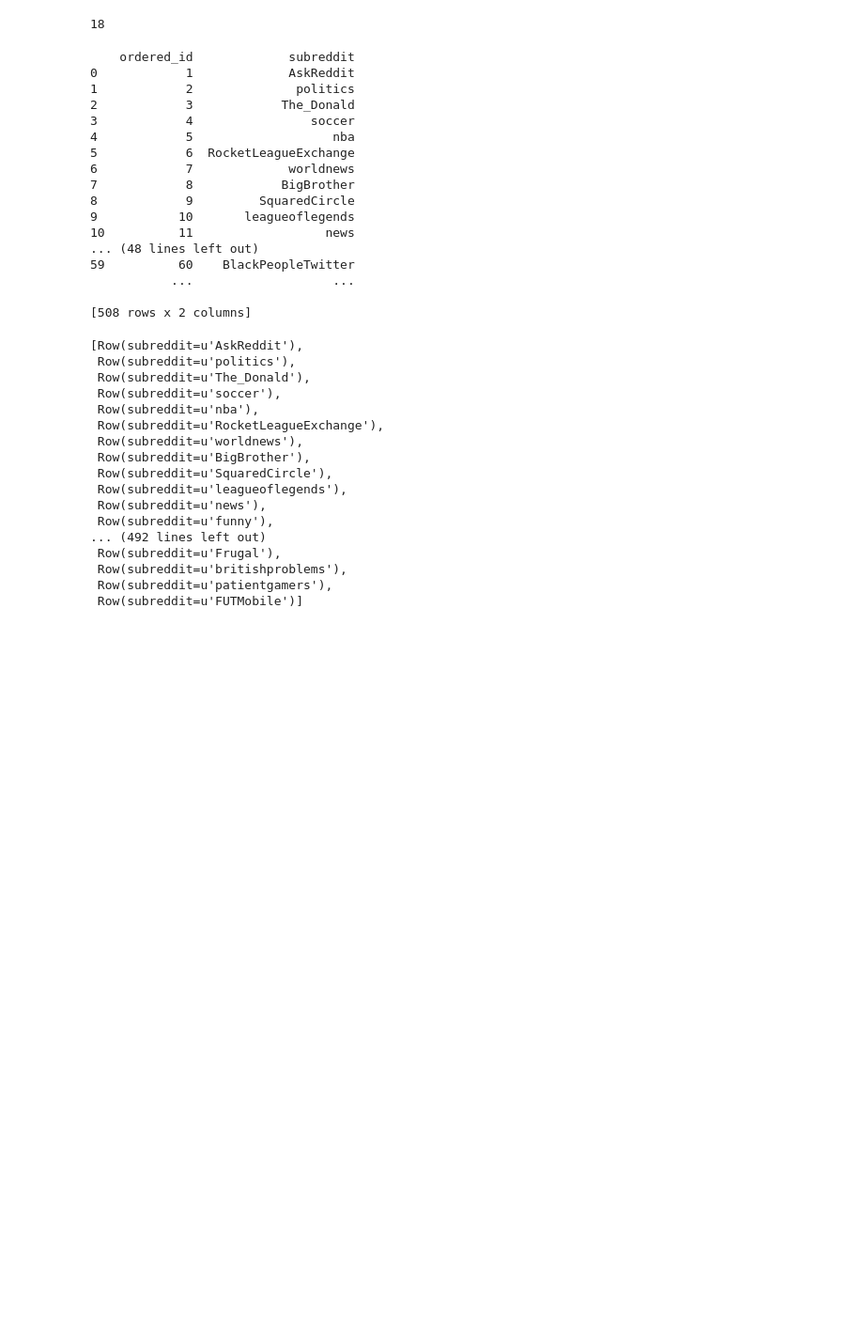
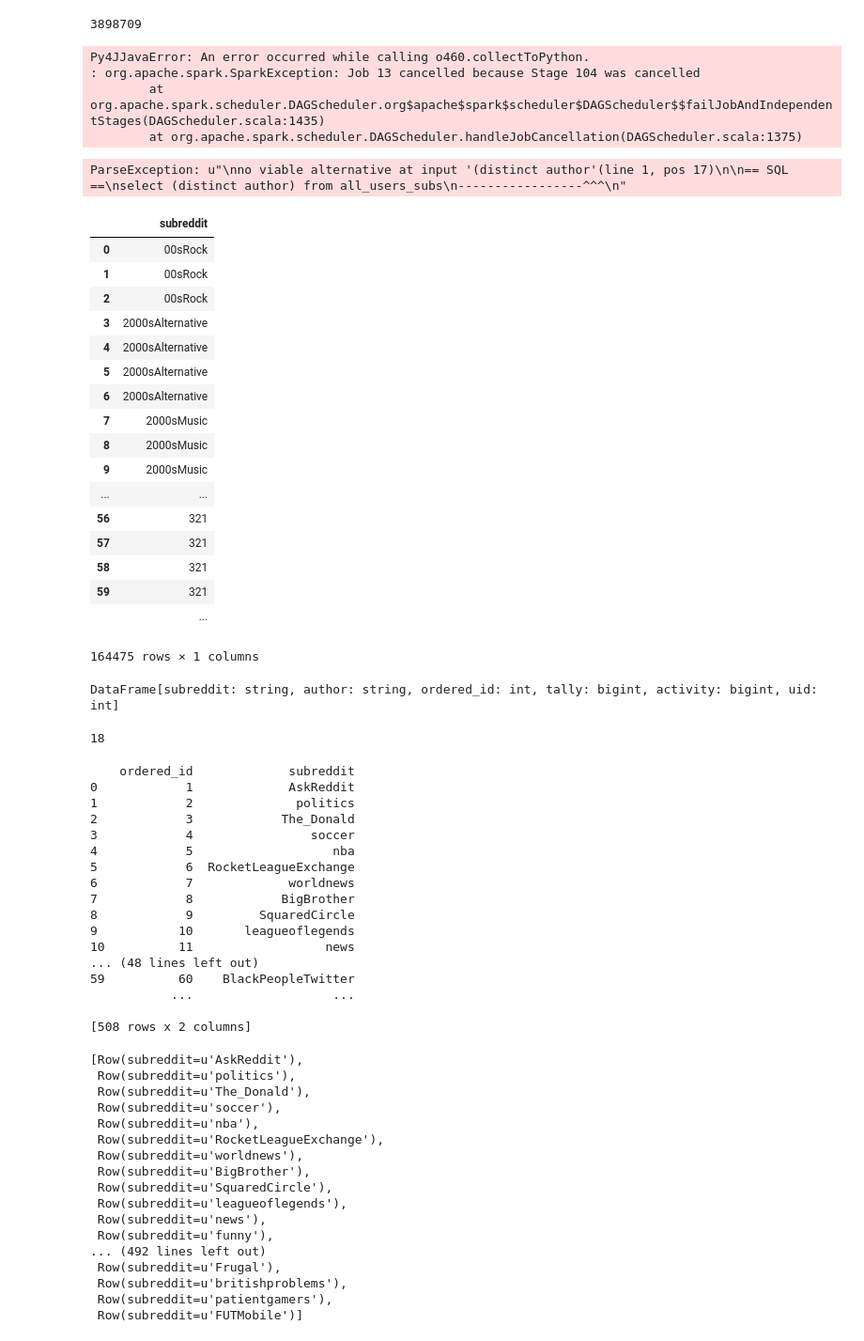
Before and after one commit to hoidn/Reddicommend, a Jupyter notebook: testing.ipynb, the cells around one changed output. Shown at 94% size. Cells and saved outputs as stored; diff of their text form; code cells hidden in the pictures; blank space fills up the shorter version.

```diff
--- a/testing.ipynb
+++ b/testing.ipynb
@@ -19,0 +24,11 @@ minimal_fields = [
+# %%
+occurrences_pruned = sqlContext.sql("""
+select *
+from  (SELECT test2.subreddit, author, test2.ordered_id, sum(score) as tally,\
+    sum(abs(score)) as activity, dense_rank() over (order by author desc) as uid
+    from test2
+    where author in (select author from most_active_users)
+    group by test2.subreddit, test2.ordered_id, author)
+where tally!=0
+""").persist(StorageLevel.MEMORY_AND_DISK_SER)
+occurrences_pruned.registerTempTable('occurrences_pruned')
@@ -97,3 +174,10 @@ def gen_frequency_matrix(npartitions = 18, bias_correction = False):
     tf_ij = CoordinateMatrix(rows.map(lambda entry: (entry[0] - 1, entry[1][0], entry[1][1])))
 
     return rows, tf_ij
+# %%
+activity_all_users = sqlContext.sql("""
+select occurrences.author, occurrences.subreddit, occurrences.activity, occurrences_pruned.ordered_id
+from occurrences
+inner join occurrences_pruned on occurrences.subreddit = occurrences_pruned.subreddit
+""")
+activity_all_users.registerTempTable('activity_all_users')
@@ -99,0 +313,11 @@ def gen_frequency_matrix(npartitions = 18, bias_correction = False):
+# %%
+import sqlite3
+connection = sqlite3.connect("redicommend5.db")
+cursor = connection.cursor()
+sql_command = """
+CREATE TABLE reddit (
+key VARCHAR(30),
+related VARCHAR(150));"""
+cursor.execute(sql_command)
+# %% [output]
+3898709
@@ -100,3 +326,48 @@ def gen_frequency_matrix(npartitions = 18, bias_correction = False):
+# %%
+g.take(10)
+# %% [output]
+Py4JJavaError: An error occurred while calling o460.collectToPython.
+: org.apache.spark.SparkException: Job 13 cancelled because Stage 104 was cancelled
+        at org.apache.spark.scheduler.DAGScheduler.org$apache$spark$scheduler$DAGScheduler$$failJobAndIndependentStages(DAGScheduler.scala:1435)
+        at org.apache.spark.scheduler.DAGScheduler.handleJobCancellation(DAGScheduler.scala:1375)
+# %%
+authors = sqlContext.sql("""select (distinct author) from all_users_subs""")
+# %% [output]
+ParseException: u"\nno viable alternative at input '(distinct author'(line 1, pos 17)\n\n== SQL ==\nselect (distinct author) from all_users_subs\n-----------------^^^\n"
+# %%
+def user_sub_ids(username):
+    return sqlContext.sql("""
+    select subreddit
+    from activity_all_users
+    where author='%s'
+    """ % username)
+# %%
+user_sub_ids('bootyfeminism').toPandas()
+# %% [output]
+|  | subreddit |
+| 0 | 00sRock |
+| 1 | 00sRock |
+| 2 | 00sRock |
+| 3 | 2000sAlternative |
+| 4 | 2000sAlternative |
+| 5 | 2000sAlternative |
+| 6 | 2000sAlternative |
+| 7 | 2000sMusic |
+| 8 | 2000sMusic |
+| 9 | 2000sMusic |
+| ... | ... |
+| 56 | 321 |
+| 57 | 321 |
+| 58 | 321 |
+| 59 | 321 |
+|  | ... |
+164475 rows × 1 columns
+# %%
+sqlContext.sql("""
+select * from occurrences_pruned
+""")
+# %% [output]
+DataFrame[subreddit: string, author: string, ordered_id: int, tally: bigint, activity: bigint, uid: int]
 # %%
 sqlContext.createDataFrame(rows).write.parquet(hdfs_prefix + "/test")
 # %%
```
Also changed, not shown: parts of 44 cells of this notebook, 48 other files.
